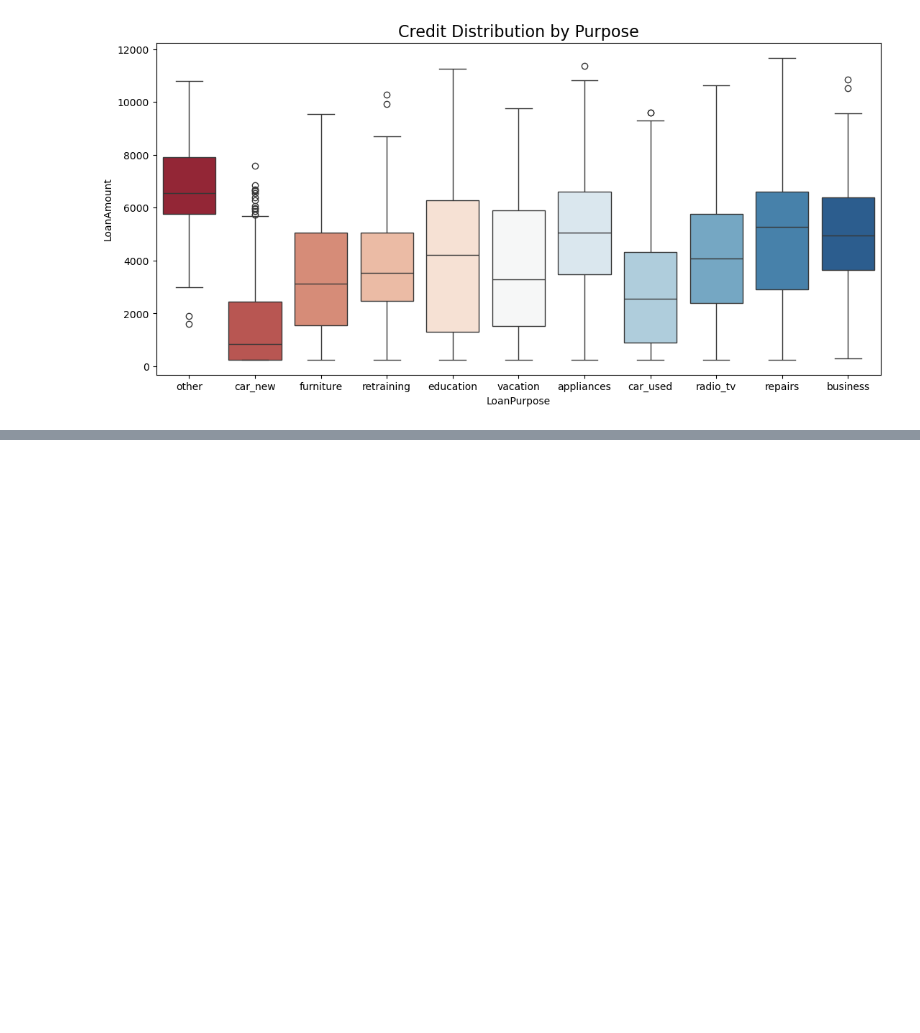
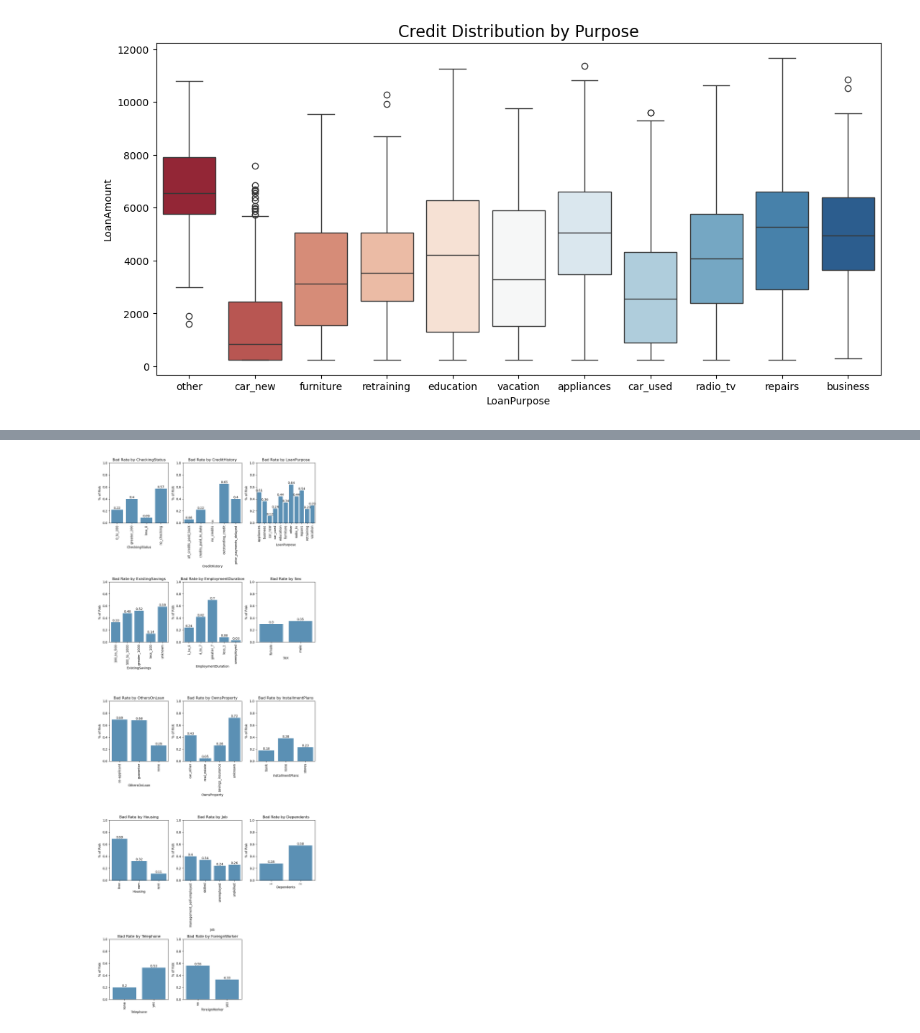
Before and after one commit to samyuktsriram/ml2_kaggle_chall, a Jupyter notebook: eda.ipynb, the cells around one changed output, grey strips where cells are left out. Saved outputs shown, nothing was run; the diff lists cells and outputs as text; code cells hidden in the pictures; blank space fills up the shorter version.

```diff
--- a/eda.ipynb
+++ b/eda.ipynb
@@ -84,0 +171,36 @@ plt.show()
+# %%
+# Plot Categorical Features
+
+# Identify categorical columns
+num_categorical_cols = len(categorical_cols)
+
+# Set up grid dimensions
+cols = 3
+rows = (num_categorical_cols + cols - 1) // cols  # Calculate required rows
+
+# Create subplots
+fig, axes = plt.subplots(rows, cols, figsize=(10, 5 * rows))
+axes = axes.flatten()  # Flatten to make indexing easier
+
+# Loop over categorical columns
+for i, col in enumerate(categorical_cols):
+    df_smry = df_plot[['Risk', col]].groupby(col).mean().reset_index().round(2)
+
+    ax = axes[i]  # Get the current axis
+    sns.barplot(data=df_smry, x=col, y='Risk', ax=ax, alpha=.8)
+    ax.bar_label(ax.containers[0])
+    ax.set_xlabel(col)
+    ax.set_ylabel('% of Risk')
+    ax.tick_params(axis='x', rotation=90)
+    ax.set_ylim(0, 1)
+    ax.set_title(f'Bad Rate by {col}')
+
+
+# Hide any unused subplots
+for j in range(i + 1, len(axes)):
+    axes[j].set_visible(False)
+
+plt.tight_layout()
+plt.show()
+# %% [output]
+[figure, added]
```
Also changed, not shown: parts of 10 cells of this notebook, 2 other files.
